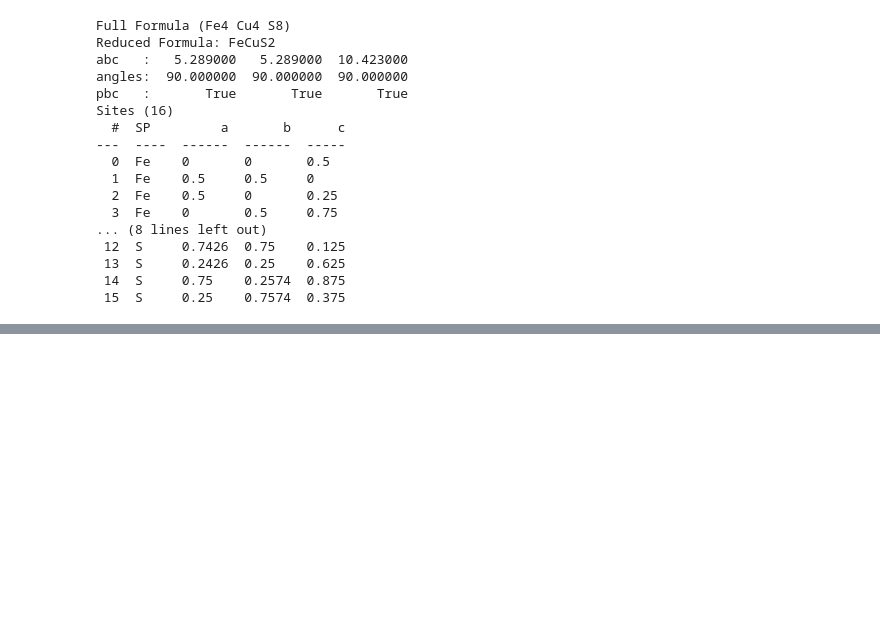
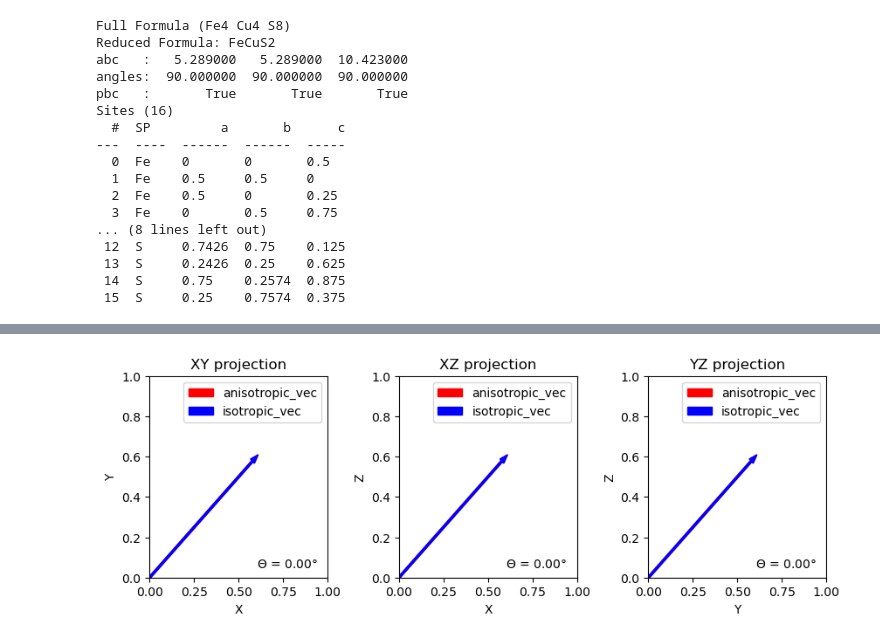
Before and after one commit to CharlesCardot/CrystalStructureManipulation, a Jupyter notebook: Examples/CuFeS2, Crystal Anisotropy/CuFeS2_example.ipynb, the cells around one changed output, grey strips where cells are left out. Cells and saved outputs as stored; diff of their text form; code cells hidden in the pictures; blank space fills up the shorter version.

```diff
--- a/Examples/CuFeS2, Crystal Anisotropy/CuFeS2_example.ipynb
+++ b/Examples/CuFeS2, Crystal Anisotropy/CuFeS2_example.ipynb
@@ -92,0 +116,68 @@ Bond Lengths: Total Count
+# %%
+'''
+Written using ChatGPT, prompt:
+"matplotlib, plot two 3d vectors on the xy, xz, and yz planes. Make each projection a subplot of a single figure,
+and also label the angle between the vectors on each subplot with a little r"$\theta$ = angle" text for the angle
+between the two projections.
+The two vectors have variable names "anisotropic_vec" and "isotropic_vec", color them differently,
+and in each subplot, plot them as arrows pointing from the origin of each subplot to their individual directions.
+Make sure there are 3 separate 2D subplots."
+'''
+import matplotlib.pyplot as plt
+from mpl_toolkits.mplot3d import Axes3D
+
+# Create a figure with three subplots, one for each projection
+fig, axs = plt.subplots(1, 3, figsize=(10, 3))
+
+arrow_width = 0.01
+# Plot the two vectors on each subplot
+for i, ax in enumerate(axs):
+    if i == 0:
+        aniso_arrow = ax.arrow(0, 0, anisotropic_vec[0], anisotropic_vec[1], color='red', width=arrow_width, label='anisotropic_vec')
+        iso_arrow = ax.arrow(0, 0, isotropic_vec[0], isotropic_vec[1], color='blue', width=arrow_width, label='isotropic_vec')
+        ax.set_xlabel('X')
+        ax.set_ylabel('Y')
+        proj_aniso_vec = np.asarray(anisotropic_vec[:2])
+        proj_iso_vec = np.asarray(isotropic_vec[:2])
+    elif i == 1:
+        aniso_arrow = ax.arrow(0, 0, anisotropic_vec[0], anisotropic_vec[2], color='red', width=arrow_width, label='anisotropic_vec')
+        iso_arrow = ax.arrow(0, 0, isotropic_vec[0], isotropic_vec[2], color='blue', width=arrow_width, label='isotropic_vec')
+        ax.set_xlabel('X')
+        ax.set_ylabel('Z')
+        proj_aniso_vec = anisotropic_vec[[0,2]]
+        proj_iso_vec = isotropic_vec[[0,2]]
+    else:
+        aniso_arrow = ax.arrow(0, 0, anisotropic_vec[1], anisotropic_vec[2], color='red', width=arrow_width, label='anisotropic_vec')
+        iso_arrow = ax.arrow(0, 0, isotropic_vec[1], isotropic_vec[2], color='blue', width=arrow_width, label='isotropic_vec')
+        ax.set_xlabel('Y')
+        ax.set_ylabel('Z')
+        proj_aniso_vec = anisotropic_vec[1:]
+        proj_iso_vec = isotropic_vec[1:]
+
+    theta = np.round(angle_between_vecs(proj_aniso_vec, proj_iso_vec),2)
+
+    # Add a title to each subplot
+    if i == 0:
+        ax.set_title('XY projection')
+    elif i == 1:
+        ax.set_title('XZ projection')
+    else:
+        ax.set_title('YZ projection')
+
+    # Set the limits of each axis
+    ax.set_xlim([0, 1])
+    ax.set_ylim([0, 1])
+
+    # Add a legend to each subplot
+    ax.legend()
+
+    # Add angle between the vectors to the plot
+    ax.text(0.60, 0.05, f"$\Theta$ = {theta:.2f}$\degree$", transform=ax.transAxes, fontsize=10)
+
+# Adjust the spacing between the subplots
+plt.subplots_adjust(wspace=0.4)
+
+# Show the figure
+plt.show()
+# %% [output]
+[figure, added]
```
Also changed, not shown: parts of 1 cell of this notebook.
